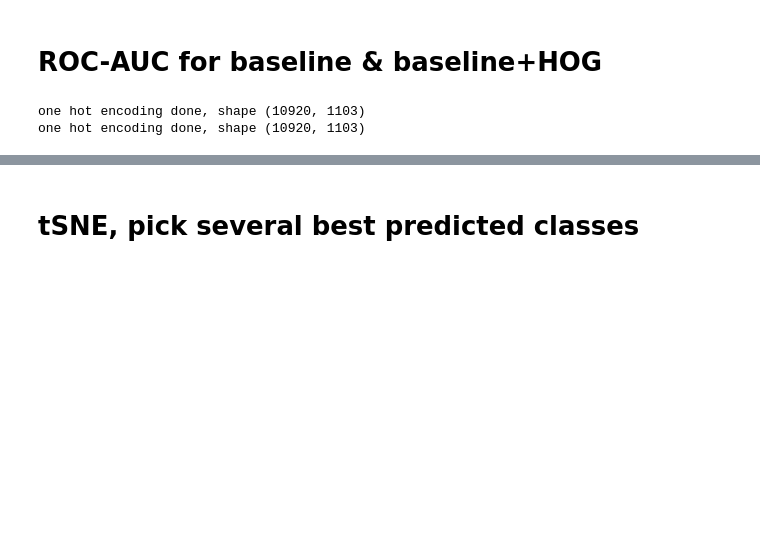
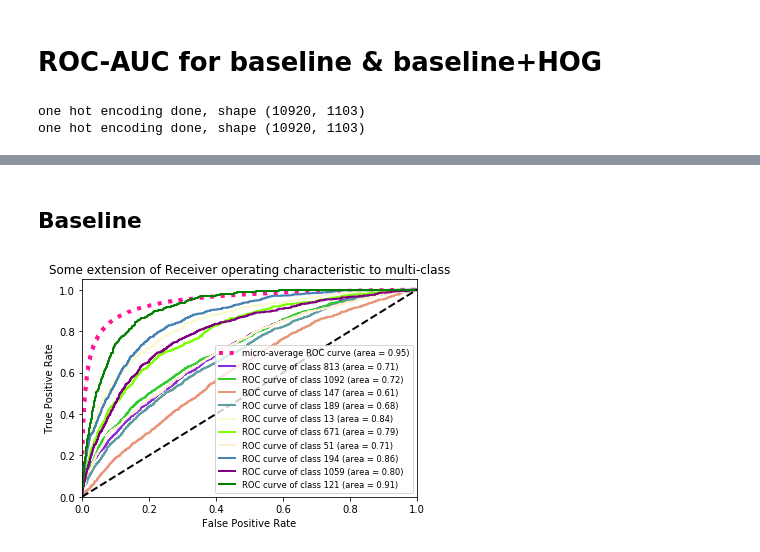
Before and after one commit to tsy935/CS231N_CZT, a Jupyter notebook: analyses/Ruge Eval.ipynb, the cells around one changed output, grey strips where cells are left out. Saved outputs shown, nothing was run; the diff lists cells and outputs as text; code cells hidden in the pictures; blank space fills up the shorter version.

```diff
--- a/analyses/Ruge Eval.ipynb
+++ b/analyses/Ruge Eval.ipynb
@@ -43,4 +44,10 @@ output_dir = "/home/rugezhao/CS231N_CZT/data/"
 train_df = pd.read_csv(data_dir+"train.csv", engine='python')
 labels_df = pd.read_csv(data_dir+"labels.csv", engine='python')
+# %%
+proportion = pd.read_csv("/home/rugezhao/CS231N_CZT/data/train_train_label_proportion.csv")
+# %%
+sorted_prop = proportion.sort_values(by='proportion',ascending=False)
+top10_label = sorted_prop['proportion'][:10]
+top10_label = list(top10_label.index)
 # %%
 # load truth
@@ -71 +75,4 @@ baseline_test_pred = ""
+# %%
+baseline_dev_pred = pd.read_csv("/mnt/disks/large/output/baseline_final/test/test-01/dev_prediction_raw_prob.csv")
+baseline_test_pred = pd.read_csv("/mnt/disks/large/output/baseline_final/test/test-02/test_prediction_raw_prob.csv")
 # %%
@@ -103,26 +89,3 @@ from sklearn.model_selection import train_test_split
 from sklearn.preprocessing import label_binarize
 from sklearn.multiclass import OneVsRestClassifier
 from scipy import interp
-
-# Import some data to play with
-iris = datasets.load_iris()
-X = iris.data
-y = iris.target
-
-# Binarize the output
-y = label_binarize(y, classes=[0, 1, 2])
-n_classes = y.shape[1]
-
-# Add noisy features to make the problem harder
-random_state = np.random.RandomState(0)
-n_samples, n_features = X.shape
-X = np.c_[X, random_state.randn(n_samples, 200 * n_features)]
-
-# shuffle and split training and test sets
-X_train, X_test, y_train, y_test = train_test_split(X, y, test_size=.5,
-                                                    random_state=0)
-
-# Learn to predict each class against the other
-classifier = OneVsRestClassifier(svm.SVC(kernel='linear', probability=True,
-                                 random_state=random_state))
-y_score = classifier.fit(X_train, y_train).decision_function(X_test)
@@ -193,2 +162,0 @@ plt.show()
-# %% [markdown]
-# tSNE, pick several best predicted classes
@@ -230,0 +163,6 @@ def plot_tsne(embeddings, labels, perplexity=7, n_components=2):
+# %% [markdown]
+## Baseline
+# %%
+ROC_multiclass_multilabel(np.array(baseline_dev_pred), np.array(dev_ground_truth_ohe))
+# %% [output]
+[figure, added]
```
Also changed, not shown: parts of 13 cells of this notebook, 2 other files.
